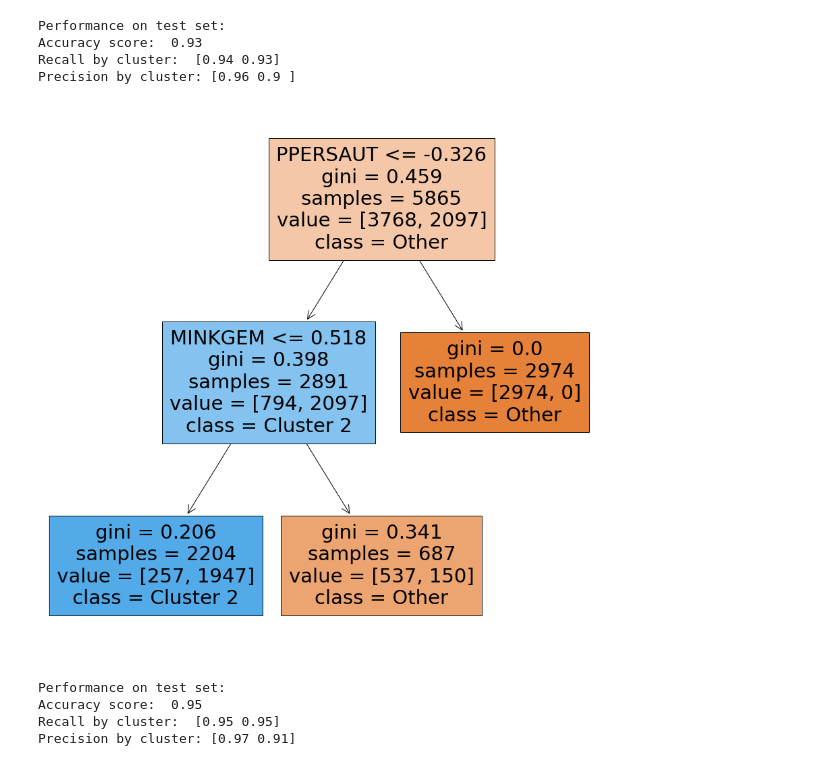
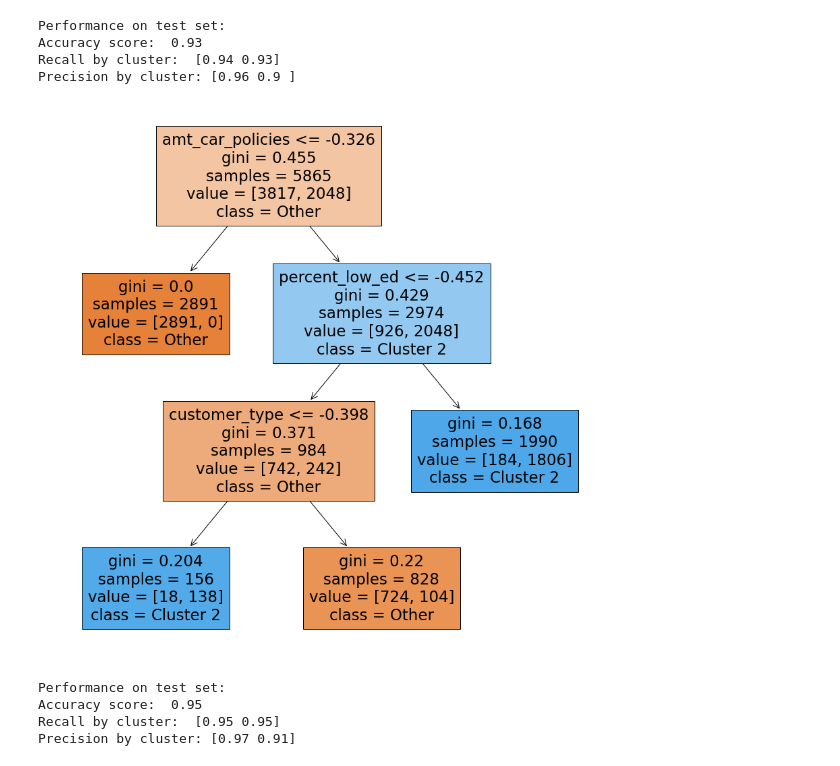
Before and after one commit to rkarpman/SpringboardCapstone3, a Jupyter notebook: notebooks/02-preprocessing-and-modeling.ipynb, the cells around one changed output. Drawn from its saved outputs; the diff is of its cells as text; code cells hidden in the pictures.

Commit message:
Fixed typo that meant Tree 1 plotted twice, updated column names

```diff
--- a/notebooks/02-preprocessing-and-modeling.ipynb
+++ b/notebooks/02-preprocessing-and-modeling.ipynb
@@ -553,12 +545,12 @@ Precision by cluster: [0.96 0.9 ]
 # %%
 ## Visualize tree to identity Cluster 2.
 tree2 = DecisionTreeClassifier(min_impurity_decrease = 0.025)
 tree2.fit(X_train, y2_train)
-nice_plot(tree1, X_train, y2_train, width=15,
+nice_plot(tree2, X_train, y2_train, width=15,
                                     height=15,
                                     class_names = ['Other', 'Cluster 2'])
 # %% [output]
-[figure, old version]
+[figure, new version]
 # %%
 # Print metrics for Cluster 2.
 print_metrics(tree2, X_test, y2_test)
```
Also changed, not shown: parts of 13 cells of this notebook.
